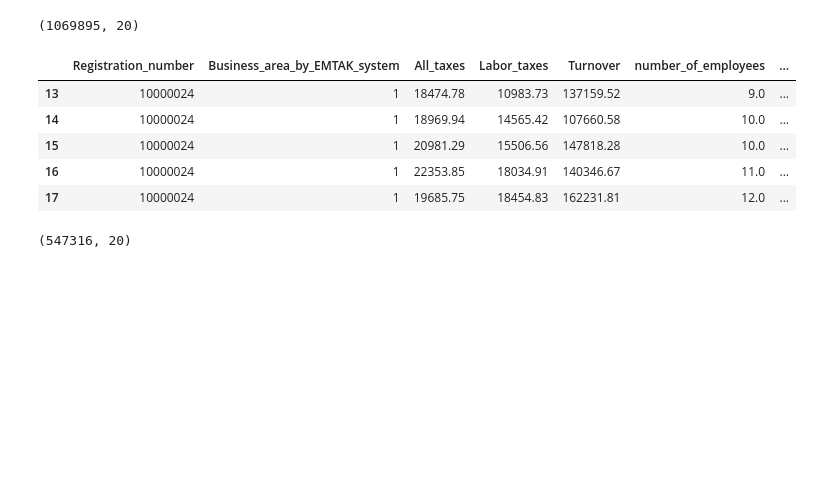
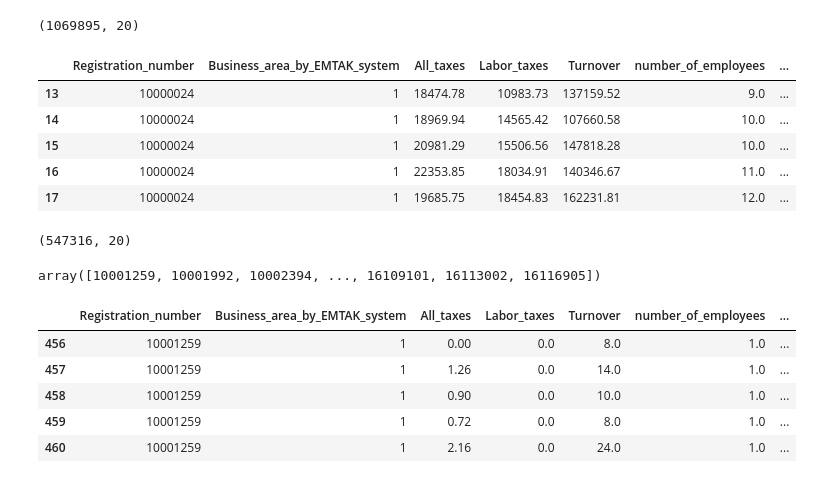
Before and after one commit to mshoush/ML21_Project_MFGC, a Jupyter notebook: Data_labelling_V1_PN_6_Dec_2021.ipynb, the cells around one changed output. Saved outputs shown, nothing was run; the diff lists cells and outputs as text; code cells hidden in the pictures; blank space fills up the shorter version.

Commit message:
2nd labelling version (4 feature based), added some review options

```diff
--- a/Data_labelling_V1_PN_6_Dec_2021.ipynb
+++ b/Data_labelling_V1_PN_6_Dec_2021.ipynb
@@ -133,3 +133,20 @@ df_during.shape
 # Save acquired data into a csv
 
 df_during.to_csv("./data/dataframes/during_covid_labelled_v1.csv", index=False)
+# %%
+# View best performers
+
+df_review = df_labelled[df_labelled['label']=='growing']
+# %%
+df_review.Registration_number.unique()
+# %% [output]
+array([10001259, 10001992, 10002394, ..., 16109101, 16113002, 16116905])
+# %%
+df_review.head()
+# %% [output]
+|  | Registration_number | Business_area_by_EMTAK_system | All_taxes | Labor_taxes | Turnover | number_of_employees | ... |
+| 456 | 10001259 | 1 | 0.00 | 0.0 | 8.0 | 1.0 | ... |
+| 457 | 10001259 | 1 | 1.26 | 0.0 | 14.0 | 1.0 | ... |
+| 458 | 10001259 | 1 | 0.90 | 0.0 | 10.0 | 1.0 | ... |
+| 459 | 10001259 | 1 | 0.72 | 0.0 | 8.0 | 1.0 | ... |
+| 460 | 10001259 | 1 | 2.16 | 0.0 | 24.0 | 1.0 | ... |
```
Also changed, not shown: parts of 2 cells of this notebook, 1 other file.
